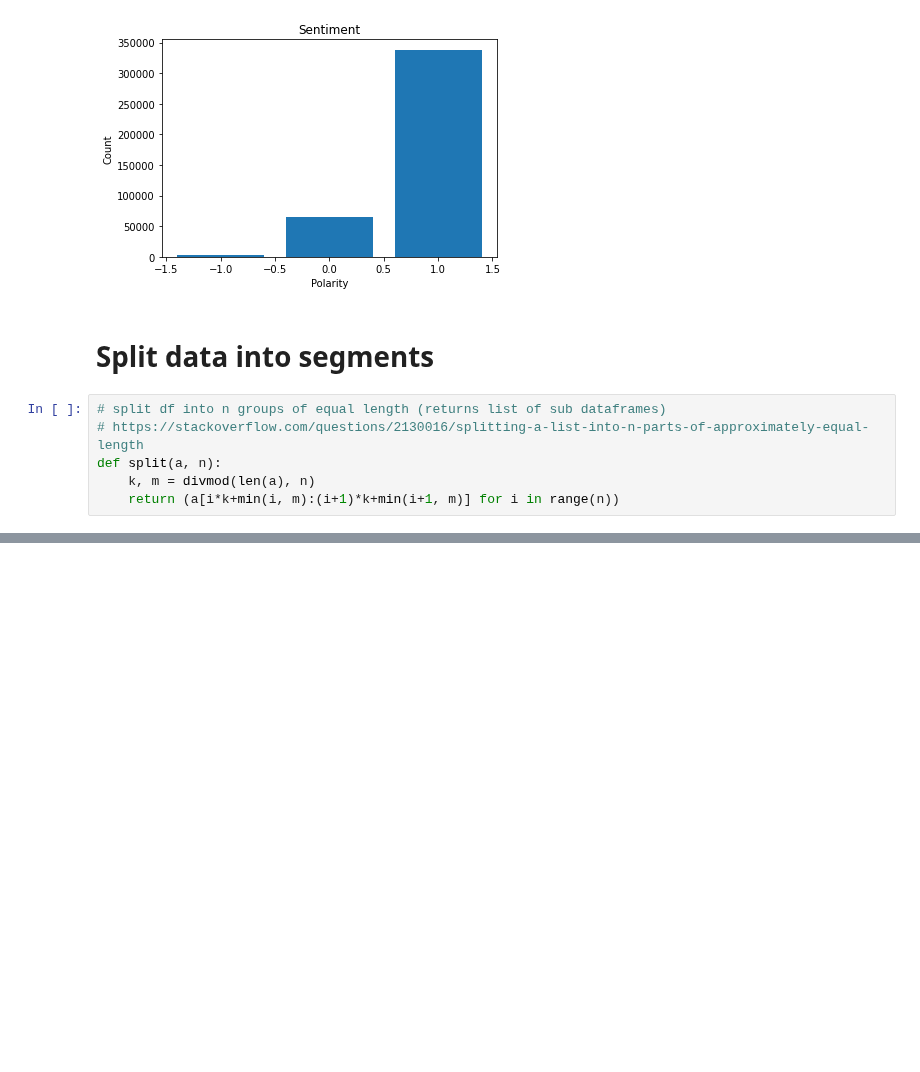
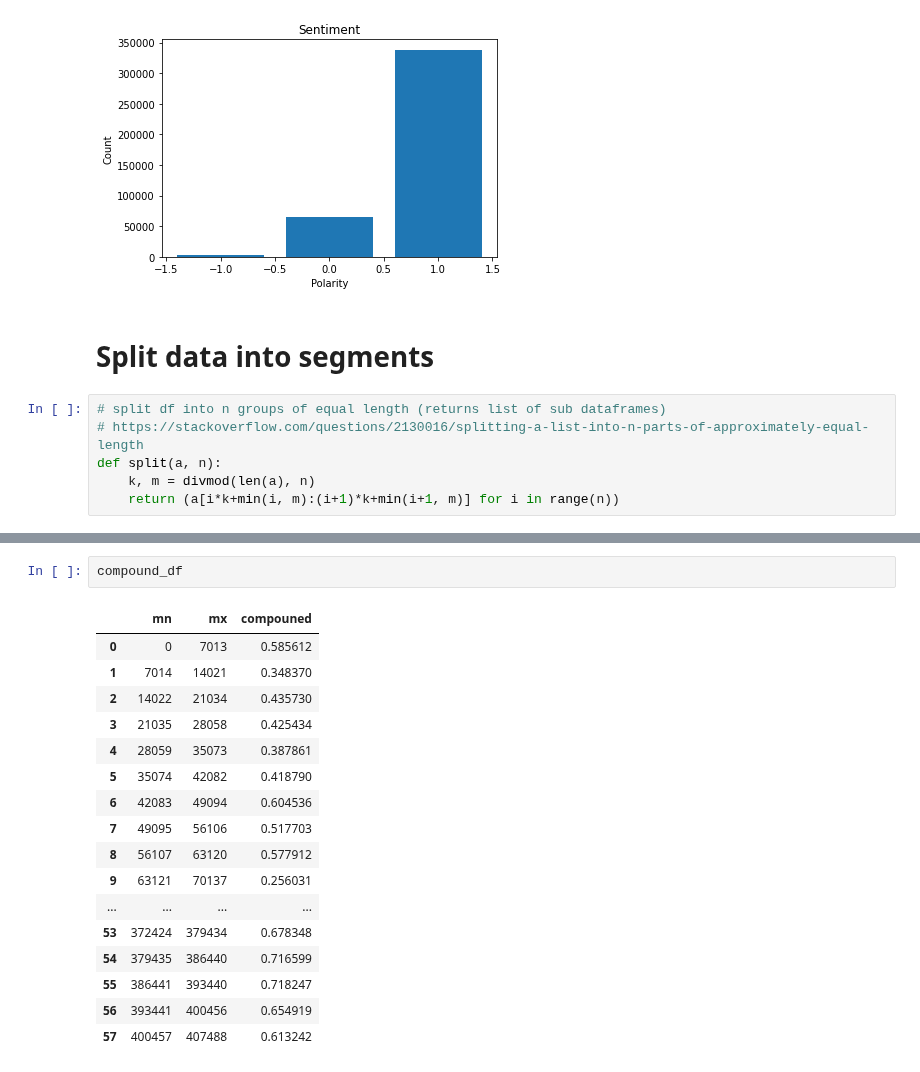
Before and after one commit to ginalamp/NFT_Twitter_Evolution, a Jupyter notebook: notebooks/sentiment_frequency.ipynb, the cells around one changed output, grey strips where cells are left out. Saved outputs shown, nothing was run; the diff lists cells and outputs as text; blank space fills up the shorter version.

```diff
--- a/notebooks/sentiment_frequency.ipynb
+++ b/notebooks/sentiment_frequency.ipynb
@@ -223,0 +236,20 @@ See the caveats in the documentation: https://pandas.pydata.org/pandas-docs/stab
+# %%
+compound_df
+# %% [output]
+|  | mn | mx | compouned |
+| 0 | 0 | 7013 | 0.585612 |
+| 1 | 7014 | 14021 | 0.348370 |
+| 2 | 14022 | 21034 | 0.435730 |
+| 3 | 21035 | 28058 | 0.425434 |
+| 4 | 28059 | 35073 | 0.387861 |
+| 5 | 35074 | 42082 | 0.418790 |
+| 6 | 42083 | 49094 | 0.604536 |
+| 7 | 49095 | 56106 | 0.517703 |
+| 8 | 56107 | 63120 | 0.577912 |
+| 9 | 63121 | 70137 | 0.256031 |
+| ... | ... | ... | ... |
+| 53 | 372424 | 379434 | 0.678348 |
+| 54 | 379435 | 386440 | 0.716599 |
+| 55 | 386441 | 393440 | 0.718247 |
+| 56 | 393441 | 400456 | 0.654919 |
+| 57 | 400457 | 407488 | 0.613242 |
```
Also changed, not shown: parts of 11 cells of this notebook.
